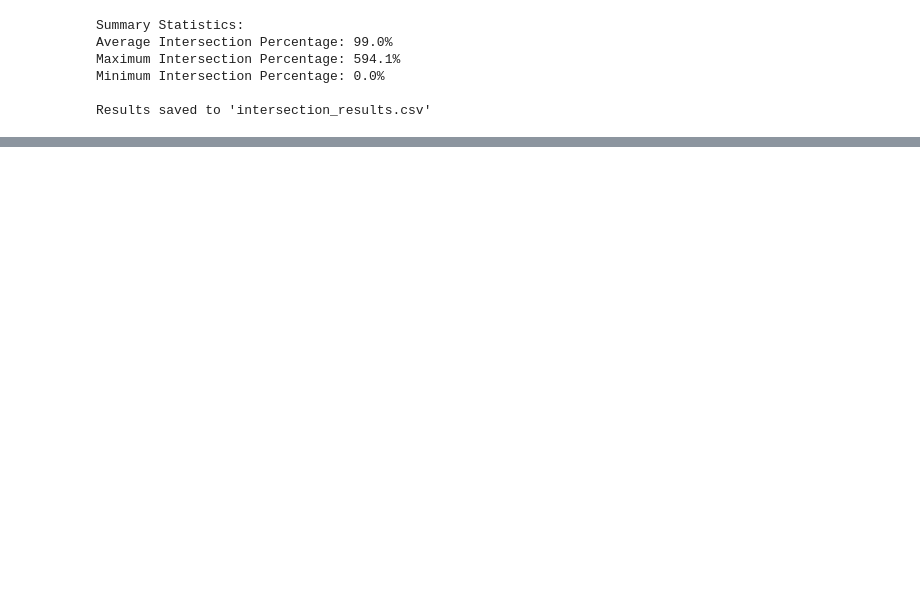
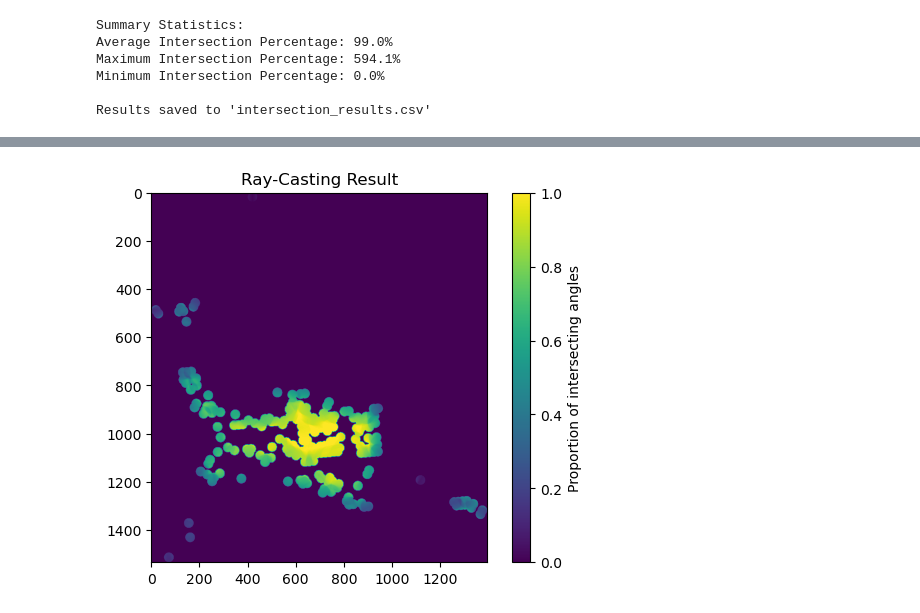
Before and after one commit to jdawsey/LEPC_Structural_Connectivity, a Jupyter notebook: igraph_scripts/lek_intersections/lek_intersection_test.ipynb, the cells around one changed output, grey strips where cells are left out. Drawn from its saved outputs; the diff is of its cells as text; code cells hidden in the pictures; blank space fills up the shorter version.

```diff
--- a/igraph_scripts/lek_intersections/lek_intersection_test.ipynb
+++ b/igraph_scripts/lek_intersections/lek_intersection_test.ipynb
@@ -2511,0 +780,54 @@ Results saved to 'intersection_results.csv'
+# %%
+import rasterio
+import numpy as np
+from matplotlib import pyplot as plt
+
+# Ray-casting function (vectorized version from previous code)
+def vectorized_ray_cast_proportions(raster, min_radius, max_radius, num_angles=360):
+    rows, cols = raster.shape
+    result = np.zeros_like(raster, dtype=float)
+    angles = np.linspace(0, 2 * np.pi, num_angles, endpoint=False)
+    directions = np.stack([np.cos(angles), np.sin(angles)], axis=-1)
+    radii = np.arange(min_radius, max_radius + 1)
+    offsets = np.round(directions[:, None, :] * radii[:, None]).astype(int)
+    y_indices, x_indices = np.meshgrid(np.arange(rows), np.arange(cols), indexing='ij')
+    active_cells = np.argwhere(raster == 1)
+    for y, x in active_cells:
+        ray_paths = offsets + np.array([y, x])
+        ray_paths[..., 0] = np.clip(ray_paths[..., 0], 0, rows - 1)
+        ray_paths[..., 1] = np.clip(ray_paths[..., 1], 0, cols - 1)
+        hits = np.any(raster[ray_paths[..., 0], ray_paths[..., 1]] == 1, axis=1)
+        result[y, x] = np.sum(hits) / num_angles
+    return result
+
+# Read the .tif file
+input_tif = "E:/!!Research/!!!Data/graph_analysis/igraph_metrics_data/all_leks_metrics/redone/intersection_test/still_active_redo_resamp100.tif"
+with rasterio.open(input_tif) as src:
+    raster = src.read(1)  # Read the first band as a 2D numpy array
+    raster_meta = src.meta  # Save metadata for writing output
+
+# Ensure raster is binary (1 for active, 0 for inactive)
+raster_binary = (raster > 0).astype(np.uint8)
+
+# Define parameters for ray casting
+min_radius = 50
+max_radius = 190
+num_angles = 360
+
+# Process the raster
+result = vectorized_ray_cast_proportions(raster_binary, min_radius, max_radius, num_angles)
+
+# Save the result to a new .tif file
+output_tif = "E:/!!Research/!!!Data/graph_analysis/igraph_metrics_data/all_leks_metrics/redone/intersection_test/still_active_angle.tif"
+raster_meta.update(dtype="float32", count=1)  # Update metadata for output
+
+with rasterio.open(output_tif, "w", **raster_meta) as dst:
+    dst.write(result, 1)
+
+# Visualize the output
+plt.imshow(result, cmap="viridis")
+plt.colorbar(label="Proportion of intersecting angles")
+plt.title("Ray-Casting Result")
+plt.show()
+# %% [output]
+[figure, added]
```
Also changed, not shown: parts of 15 cells of this notebook, 6 other files.
